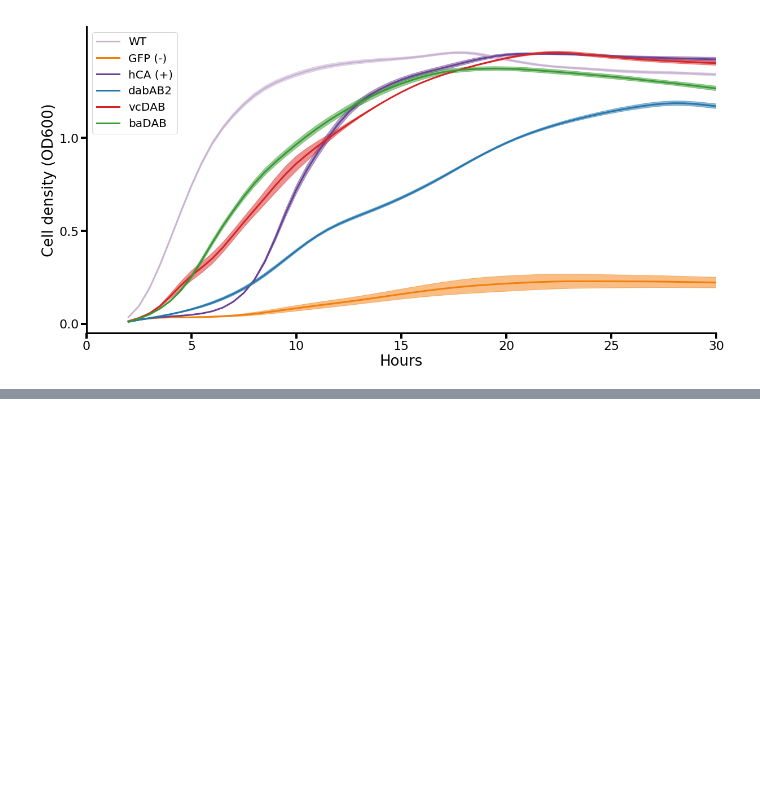
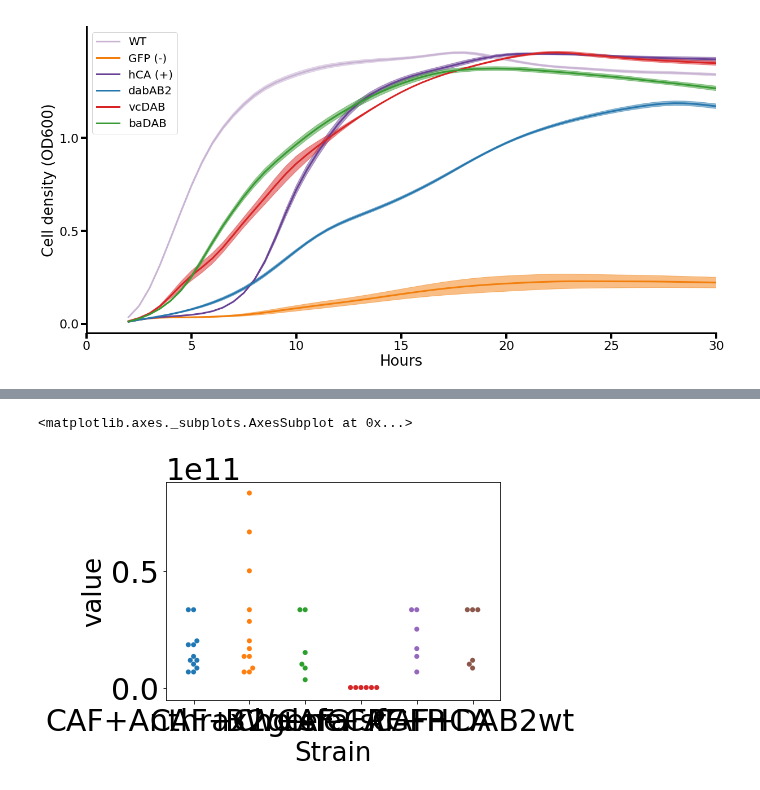
Before and after one commit to jackdesmarais/DabTransporterPaper, a Jupyter notebook: scripts/HomologRescue.ipynb, the cells around one changed output, grey strips where cells are left out. Cells and saved outputs as stored; diff of their text form; code cells hidden in the pictures; blank space fills up the shorter version.

```diff
--- a/scripts/HomologRescue.ipynb
+++ b/scripts/HomologRescue.ipynb
@@ -328,0 +370,7 @@ pval for comparison of CAF+Anthrax2gene and CAF+sfGFP is: 1.84E-04
+# %%
+strains = list(zip(*to_plot))[0]
+melted = mixed[mixed['Strain'].isin(strains)].set_index('Strain').T.melt()
+sns.swarmplot(x='Strain',y='value',data=melted)
+# %% [output]
+<matplotlib.axes._subplots.AxesSubplot at 0x...>
+[figure, added]
```
Also changed, not shown: parts of 3 cells of this notebook, 39 other files.
